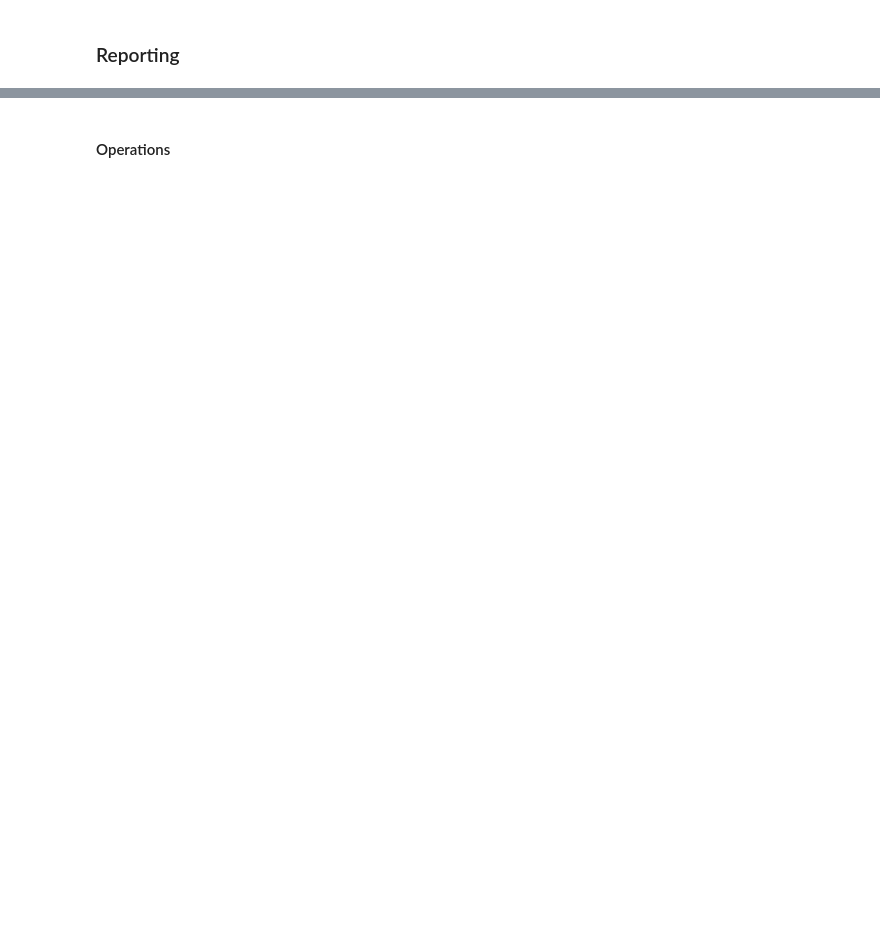
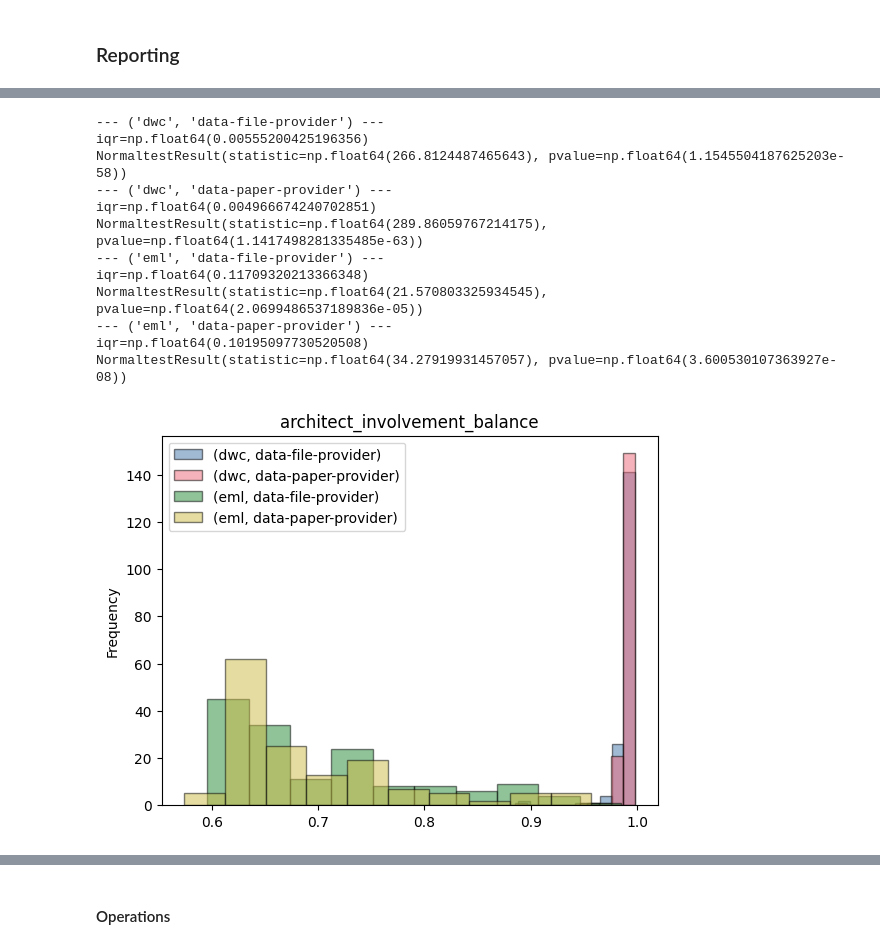
Before and after one commit to mitja-o/metadata-assistant, a Jupyter notebook: analysis/experiment_results_collected.ipynb, the cells around one changed output, grey strips where cells are left out. Cells and saved outputs as stored; diff of their text form; code cells hidden in the pictures; blank space fills up the shorter version.

```diff
--- a/analysis/experiment_results_collected.ipynb
+++ b/analysis/experiment_results_collected.ipynb
@@ -2969,3 +3647,3 @@ SELECT * FROM architect_involvement_balance;
 # %%
-experiment_groups = architect_involvement_balance.groupby(["group_tag"])
+experiment_groups = architect_involvement_balance.groupby(["mschema", "treatment_repl"])
 experiment_groups["architect_involvement_balance"].describe()
@@ -2972,11 +3657,23 @@ experiment_groups["architect_involvement_balance"].describe()
 # %%
-(
-    (
-        ("df", 0.993769 - 0.988217),
-        ("dp", 0.993856 - 0.988889),
-    ),
-    (
-        ("df", 0.748941 - 0.631847),
-        ("dp", 0.736097 - 0.634146),
-    )
-)
+for name, group in experiment_groups:
+    print(f"--- {name} ---")
+    iqr = group["architect_involvement_balance"].quantile(0.75) - group["architect_involvement_balance"].quantile(0.25)
+    print(f"{iqr=}")
+    print(normaltest(group["architect_involvement_balance"]))
+    ax = group["architect_involvement_balance"].plot.hist(alpha=0.5, edgecolor="k", label=name)
+    ax.set_title("architect_involvement_balance")
+    ax.legend()
+# %% [output]
+--- ('dwc', 'data-file-provider') ---
+iqr=np.float64(0.00555200425196356)
+NormaltestResult(statistic=np.float64(266.8124487465643), pvalue=np.float64(1.1545504187625203e-58))
+--- ('dwc', 'data-paper-provider') ---
+iqr=np.float64(0.004966674240702851)
+NormaltestResult(statistic=np.float64(289.86059767214175), pvalue=np.float64(1.1417498281335485e-63))
+--- ('eml', 'data-file-provider') ---
+iqr=np.float64(0.11709320213366348)
+NormaltestResult(statistic=np.float64(21.570803325934545), pvalue=np.float64(2.0699486537189836e-05))
+--- ('eml', 'data-paper-provider') ---
+iqr=np.float64(0.10195097730520508)
+NormaltestResult(statistic=np.float64(34.27919931457057), pvalue=np.float64(3.600530107363927e-08))
+[figure, added]
```
Also changed, not shown: parts of 120 cells of this notebook.
